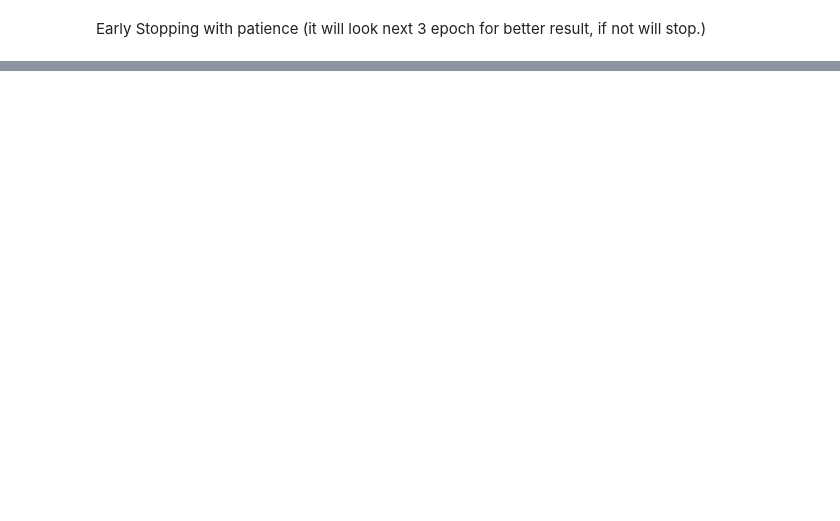
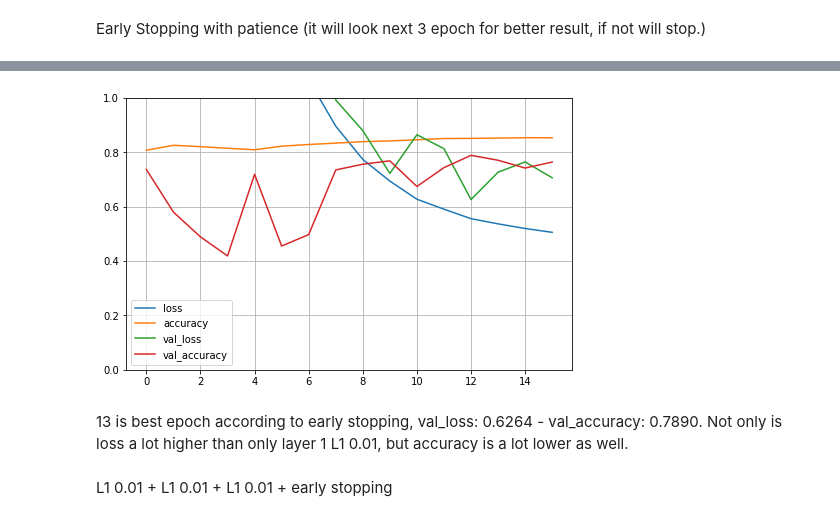
Before and after one commit to nopynospy/apu_deep_learning, a Jupyter notebook: Lab_3.ipynb, the cells around one changed output, grey strips where cells are left out. Cells and saved outputs as stored; diff of their text form; code cells hidden in the pictures; blank space fills up the shorter version.

```diff
--- a/Lab_3.ipynb
+++ b/Lab_3.ipynb
@@ -266,0 +401,6 @@ The loss is better too, based on the y-axis. In previous model, test loss can re
+# %%
+model_l1_3 = create_model_l1(layer1 = 0.01, layer2 = 0.01)
+
+model_l1_3.compile(loss='binary_crossentropy', optimizer='adam', metrics=['accuracy'])
+
+model_l1_3_hist = model_l1_3.fit(X_train, y_train_cat, validation_split=0.25, epochs = 50,  batch_size = 32, callbacks=[early_stopping], verbose = 1)
@@ -266,0 +425,8 @@ The loss is better too, based on the y-axis. In previous model, test loss can re
+# %%
+plot_acc_loss(model_l1_3_hist)
+# %% [output]
+[figure, added]
+# %% [markdown]
+13 is best epoch according to early stopping, val_loss: 0.6264 - val_accuracy: 0.7890. Not only is loss a lot higher than only layer 1 L1 0.01, but accuracy is a lot lower as well.
+# %% [markdown]
+L1 0.01 + L1 0.01 + L1 0.01 + early stopping
```
Also changed, not shown: parts of 69 cells of this notebook.
